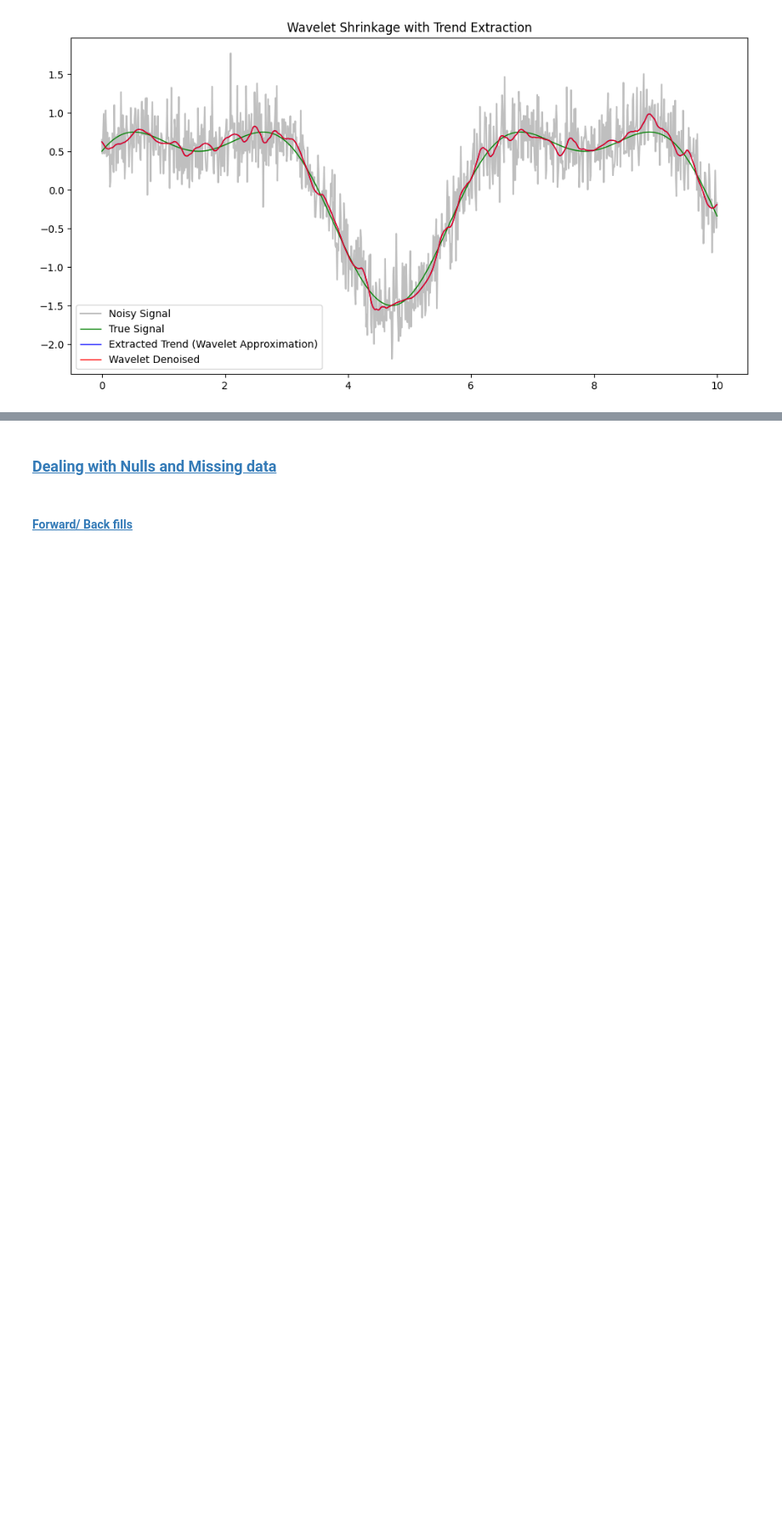
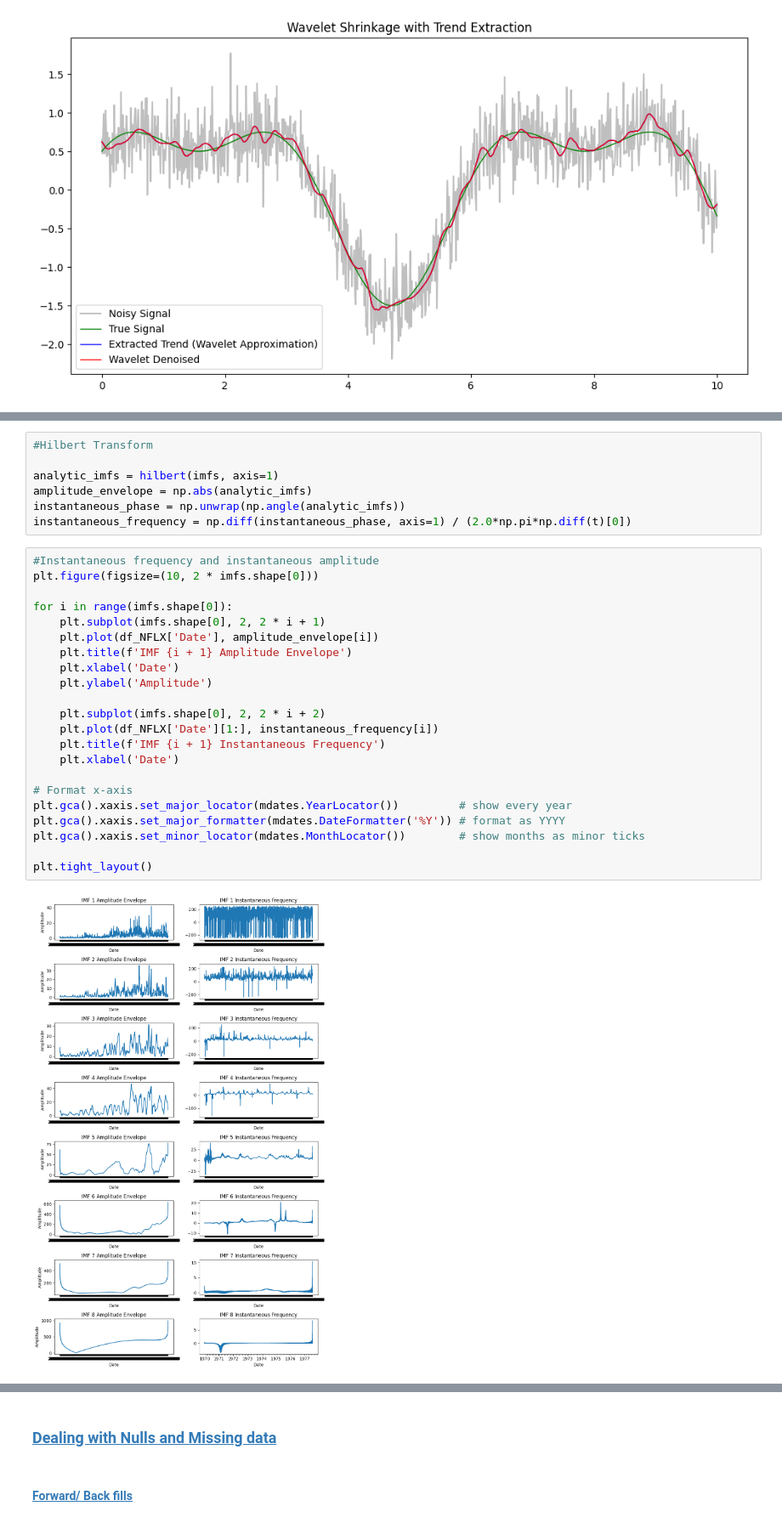
Before and after one commit to GinHikat/OmniTS_for_Stock, a Jupyter notebook: notebooks/preprocessing_benchmark.ipynb, the cells around one changed output, grey strips where cells are left out. Shown at 85% size. Cells and saved outputs as stored; diff of their text form; blank space fills up the shorter version.

```diff
--- a/notebooks/preprocessing_benchmark.ipynb
+++ b/notebooks/preprocessing_benchmark.ipynb
@@ -1399,0 +1703,31 @@ df_NFLX.to_csv('D:/Study/Education/Projects/OmniTS/data/temp.csv', index = False
+# %%
+#Hilbert Transform
+
+analytic_imfs = hilbert(imfs, axis=1)
+amplitude_envelope = np.abs(analytic_imfs)
+instantaneous_phase = np.unwrap(np.angle(analytic_imfs))
+instantaneous_frequency = np.diff(instantaneous_phase, axis=1) / (2.0*np.pi*np.diff(t)[0])
+# %%
+#Instantaneous frequency and instantaneous amplitude
+plt.figure(figsize=(10, 2 * imfs.shape[0]))
+
+for i in range(imfs.shape[0]):
+    plt.subplot(imfs.shape[0], 2, 2 * i + 1)
+    plt.plot(df_NFLX['Date'], amplitude_envelope[i])
+    plt.title(f'IMF {i + 1} Amplitude Envelope')
+    plt.xlabel('Date')
+    plt.ylabel('Amplitude')
+
+    plt.subplot(imfs.shape[0], 2, 2 * i + 2)
+    plt.plot(df_NFLX['Date'][1:], instantaneous_frequency[i])
+    plt.title(f'IMF {i + 1} Instantaneous Frequency')
+    plt.xlabel('Date')
+
+# Format x-axis
+plt.gca().xaxis.set_major_locator(mdates.YearLocator())         # show every year
+plt.gca().xaxis.set_major_formatter(mdates.DateFormatter('%Y')) # format as YYYY
+plt.gca().xaxis.set_minor_locator(mdates.MonthLocator())        # show months as minor ticks
+
+plt.tight_layout()
+# %% [output]
+[figure, added]
```
Also changed, not shown: parts of 27 cells of this notebook, 1 other file.
